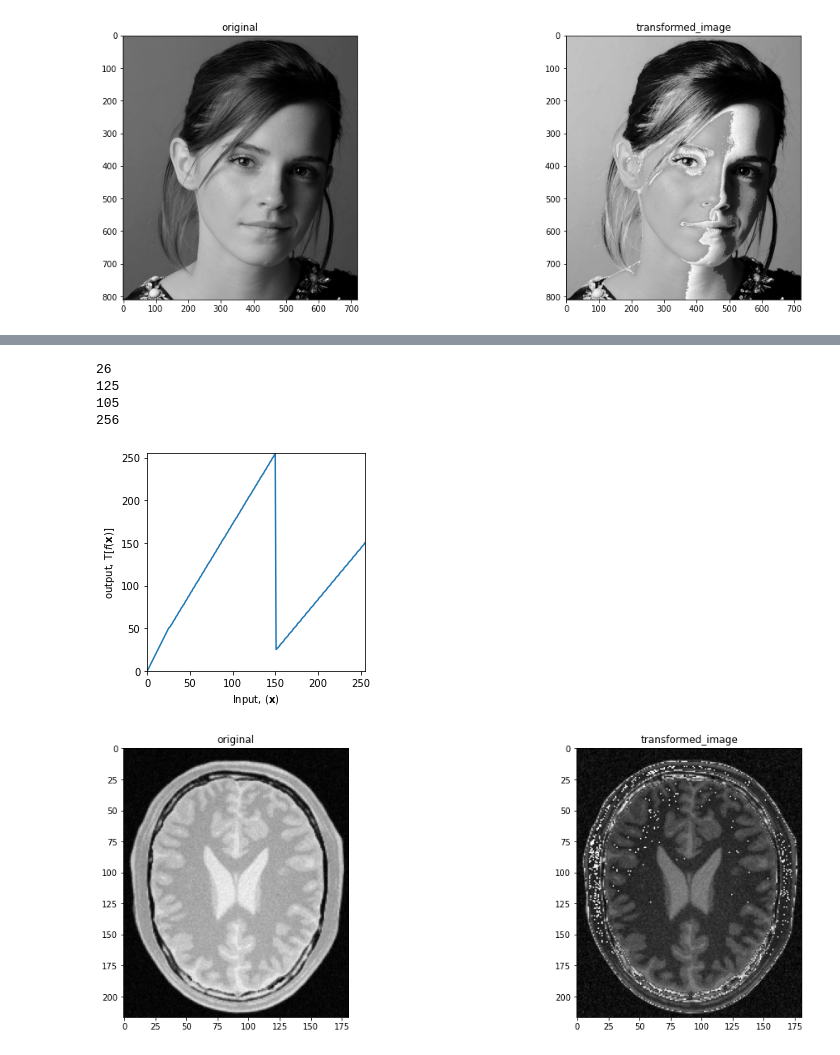
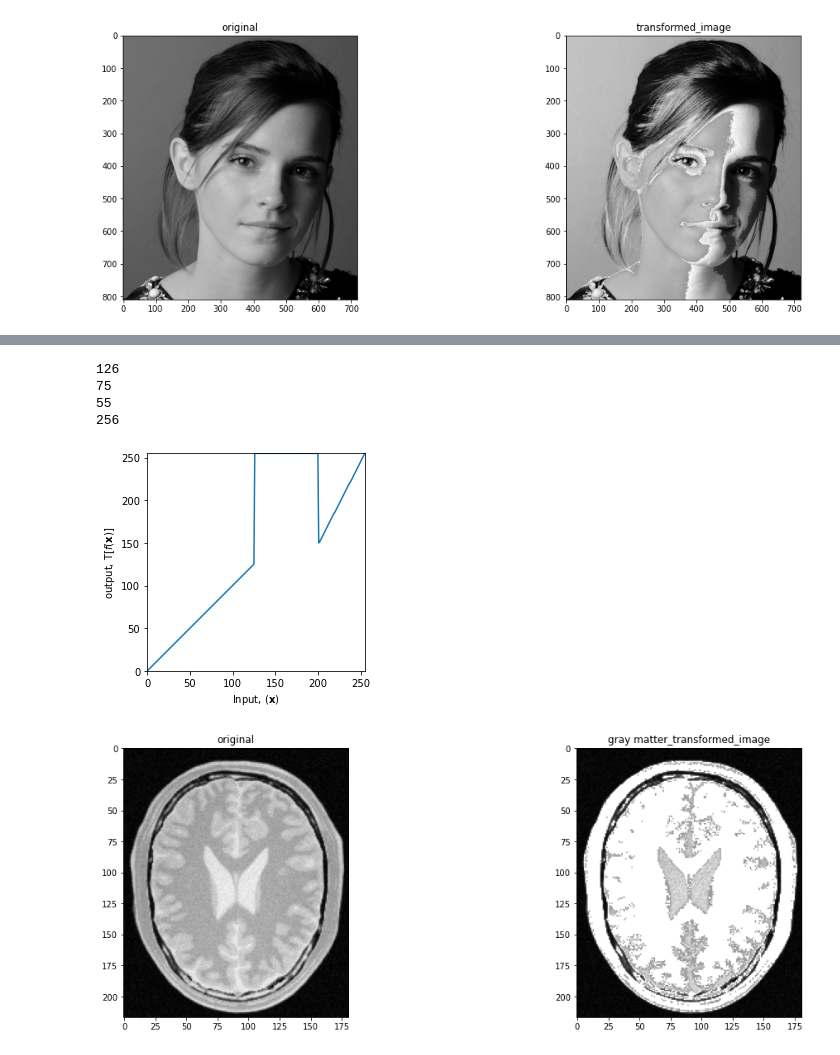
Before and after one commit to DNWidanapathiranage/-Image-Processing-and-Machine-Vision, a Jupyter notebook: Assignment1.ipynb, the cells around one changed output, grey strips where cells are left out. Saved outputs shown, nothing was run; the diff lists cells and outputs as text; code cells hidden in the pictures.

```diff
--- a/Assignment1.ipynb
+++ b/Assignment1.ipynb
@@ -103,13 +103,14 @@ cv.destroyAllWindows()
 # %%
+#question 2 part b
 import cv2 as cv
 import numpy as np
 import matplotlib.pyplot as plt
 # c=np.array([(100,100),(150,150),(150,255),(150,150)])
-t1=np.linspace(0,50,26).astype('uint8')
+t1=np.linspace(0,125,126).astype('uint8')
 # t2=np.linspace(c[0,1]+1,c[1,1],0).astype('uint8')
-t3=np.linspace(51,255,150-25).astype('uint8')
+t3=np.linspace(255,255,200-125).astype('uint8')
 # t4=np.linspace(c[3,1]+1,c[2,1],0).astype('uint8')
-t5=np.linspace(25,150,255-150).astype('uint8')
+t5=np.linspace(150,255,255-200).astype('uint8')
 print(len(t1))
 print(len(t3))
 print(len(t5))
@@ -117,36 +118,36 @@ transform=np.concatenate((t1,t3),axis=0).astype('uint8')
 transform=np.concatenate((transform,t5),axis=0).astype('uint8')
 print(len(transform))
 fig,ax=plt.subplots()
 ax.plot(transform)
 ax.set_xlabel(r'Input, $(\mathbf{x})$')
 ax.set_ylabel('output, $\mathrm{T}[f(\mathbf{x})]$')
 ax.set_xlim(0,255)
 ax.set_ylim(0,255)
 ax.set_aspect('equal')
 plt.show()
 img_org= cv.imread(r"C:\Users\User\Desktop\simulation\-Image-Processing-and-Machine-Vision\brain_proton_density_slice.png")
 assert img_org is not None
 fig,ax=plt.subplots(1,2,figsize=(18,6))
 ax[0].imshow(img_org)
 ax[0].set_title('original')
 # ax.plot(transform)
 ax[0].set_aspect('equal')
 assert len(transform) ==256
 img_transformed=cv.LUT(img_org,transform)
 ax[1].imshow(img_transformed)
-ax[1].set_title('transformed_image')
+ax[1].set_title('gray matter_transformed_image')
 ax[1].set_aspect('equal')
 assert len(transform) ==256
 cv.namedWindow('Image', cv.WINDOW_AUTOSIZE)
 cv.imshow('Image',img_org)
 cv.waitKey(0)
 cv.imshow('Image',img_transformed)
 cv.waitKey(0)
 cv.destroyAllWindows()
 # %% [output]
-26
-125
-105
+126
+75
+55
 256
-[figure, old version]
+[figure, new version]
-[figure, old version]
+[figure, new version]
```
Also changed, not shown: parts of 1 cell of this notebook.
